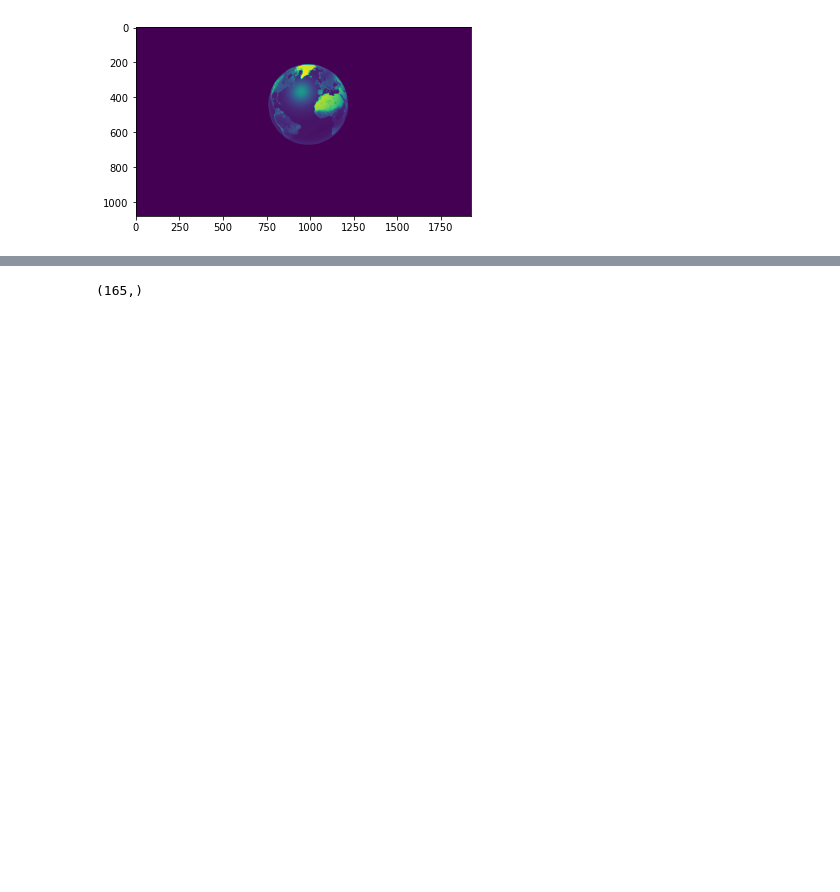
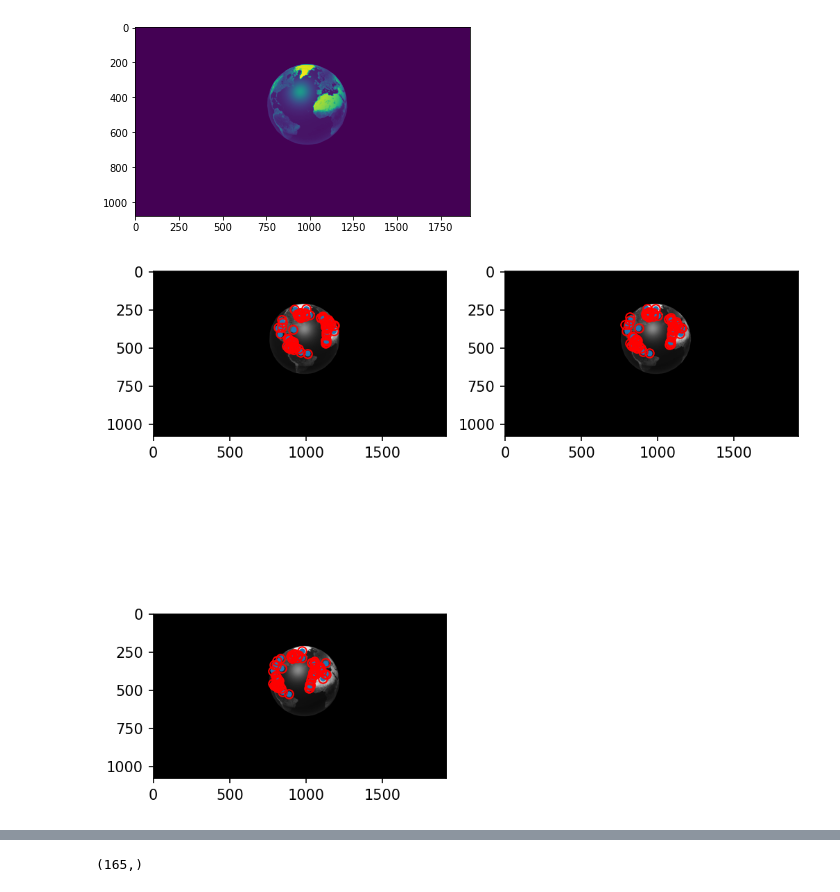
Before and after one commit to awadbs/cv-estimate-volume, a Jupyter notebook: volume-estimation.ipynb, the cells around one changed output, grey strips where cells are left out. Drawn from its saved outputs; the diff is of its cells as text; code cells hidden in the pictures; blank space fills up the shorter version.

Commit message:
3d point and feature matching

```diff
--- a/volume-estimation.ipynb
+++ b/volume-estimation.ipynb
@@ -225,0 +265,86 @@ matches2 = get_point_matches(test2[:, :, 0], test3[:, :, 0])
+# %%
+test1 = cv.imread('./world_rotate/trans_01.png',0)
+test2 = cv.imread('./world_rotate/trans_02.png',0)
+test3 = cv.imread('./world_rotate/trans_03.png',0)
+
+
+matches1 = get_point_matches(test1, test2)
+matches2 = get_point_matches(test1, test3)
+#matches2 = get_point_matches(test1[:, :, 0], test2[:, :, 0])
+
+# combined_matches = N x M x 2 matrix. N = num feautres, M = num Images, 2 = x y coords
+combined_matches = combine_matches(matches1, matches2)
+colors = get_match_colors(load_image('./world_rotate/trans_01.png'), combined_matches)
+#the features have been matched between the 3 images now.
+#print(combined_matches.shape)
+centers = np.mean(combined_matches, axis=0)
+matches_norm = combined_matches - centers #centered points for each image
+f_points, im_num, f_coords = matches_norm.shape # feature points x image , x coords
+
+D = np.zeros((6,f_points))
+for i in range(0,f_points):
+    D[0][i] = matches_norm[i][0][0]
+    D[1][i] = matches_norm[i][0][1]
+    D[2][i] = matches_norm[i][1][0]
+    D[3][i] = matches_norm[i][1][1]
+    D[4][i] = matches_norm[i][2][0]
+    D[5][i] = matches_norm[i][2][1]
+
+[U,S,V] = np.linalg.svd(D) #U.shape = (M,N,N) #s.shape = (m,2) #v.shape = (v,2,2)
+true_s = np.zeros((U.shape[1], V.shape[0]))
+true_s[:S.size, :S.size] = np.diag(S)
+np.allclose(U.dot(true_s).dot(V), D)
+#ux,uy,uz = U.shape
+U_3col = np.zeros((U.shape[1],3)) # 2m x n matrix of 0s
+for i in range(U.shape[0]):
+    U_3col[i][0] = U[i][0]
+    U_3col[i][1] = U[i][1]
+    U_3col[i][2] = U[i][2]
+U = U_3col
+W = np.zeros((3,3))
+for i in range(0,3):
+    for j in range(0,3):
+        W[i][j] = true_s[i][j]
+V_3row = np.zeros((3,V.shape[0])) # v = N
+V_3row[0] = V[0]
+V_3row[1] = V[1]
+V_3row[2] = V[2]
+V = V_3row
+
+M = U@np.sqrt(W)
+S = np.sqrt(W) @ V
+def reproject_image_points(A, X, centers):
+    #print(f'X matrix: {X}')
+    mtx = A @ X
+    new_matrix = np.zeros((mtx.shape[1],int(mtx.shape[0]/2),2))
+
+
+    for j in range(mtx.shape[1]):
+        new_matrix[j][0] = [mtx[0][j]+centers[0][0],mtx[1][j]+centers[0][1]]
+        new_matrix[j][1] = [mtx[2][j]+centers[1][0],mtx[3][j]+centers[1][1]]
+        new_matrix[j][2] = [mtx[4][j]+centers[2][0],mtx[5][j]+centers[2][1]]
+
+            #new_matrix[i][j] = [mtx[]]
+
+    return new_matrix
+
+A, X = correct_affine_ambiguity(M, S)
+reprojected_image_points = reproject_image_points(A, X, centers)
+
+plt.figure(figsize=(8, 8), dpi=150)
+stacked_images = (test1, test2, test3)
+num_images = len(stacked_images)
+for ii in range(num_images):
+    plt.subplot(2, 2, ii+1)
+    plt.imshow(stacked_images[ii], cmap='gray')
+    plt.plot(combined_matches[:, ii, 0],
+             combined_matches[:, ii, 1],
+             '.')
+    plt.plot(reprojected_image_points[:, ii, 0],
+             reprojected_image_points[:, ii, 1],
+             'ro', markerfacecolor='none')
+
+np.save("points.npy", X)
+np.save("colors.npy", colors)
+# %% [output]
+[figure, added]
```
Also changed, not shown: parts of 6 cells of this notebook, 4 other files.
